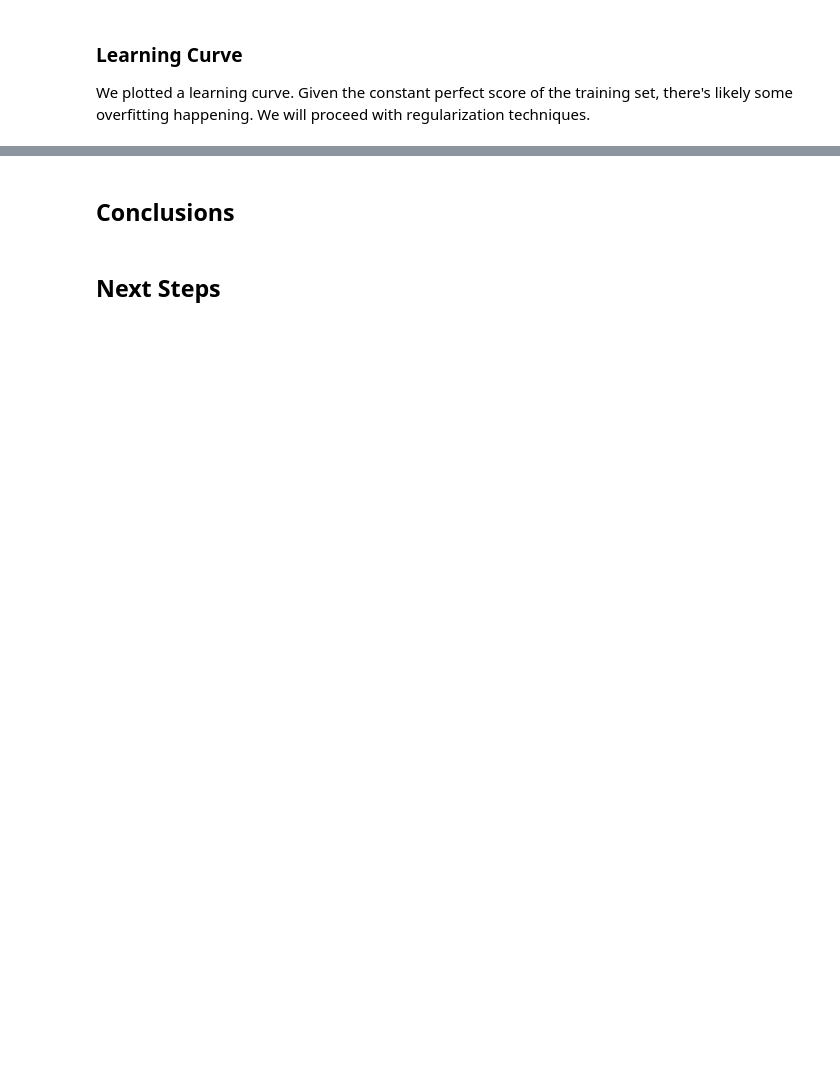
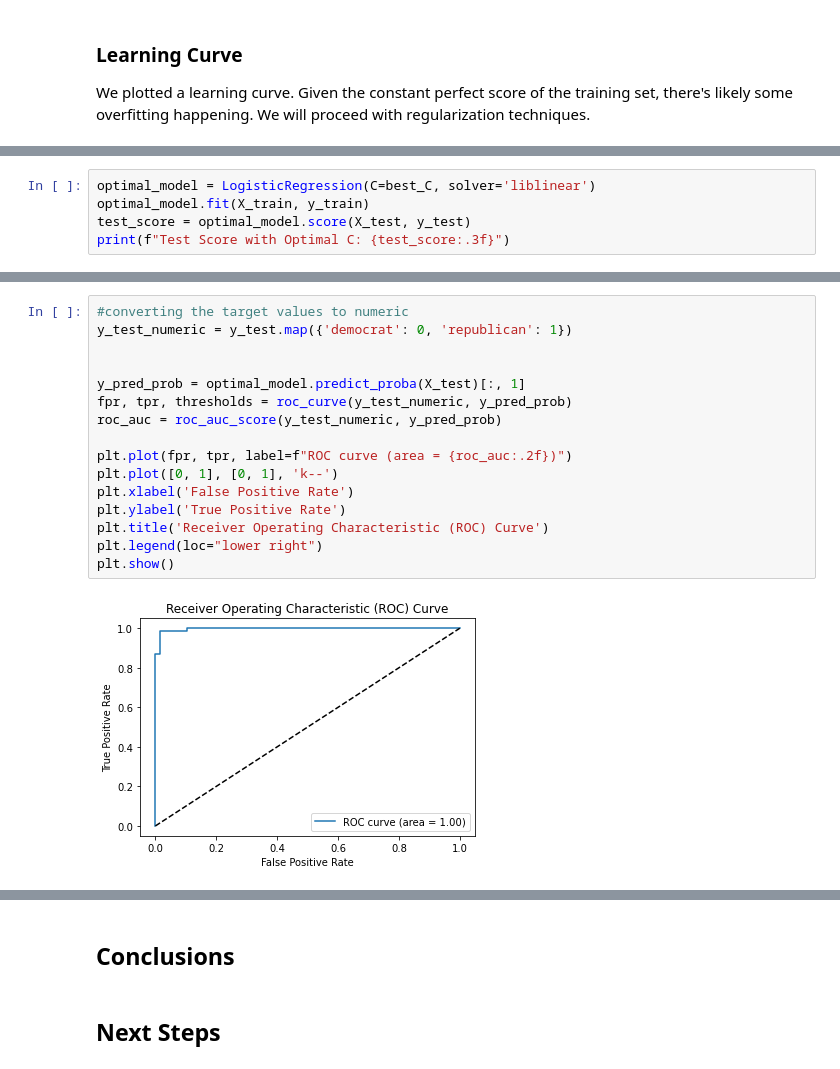
Before and after one commit to chrismiley87/capstone, a Jupyter notebook: election_data.ipynb, the cells around one changed output, grey strips where cells are left out. Saved outputs shown, nothing was run; the diff lists cells and outputs as text; blank space fills up the shorter version.

```diff
--- a/election_data.ipynb
+++ b/election_data.ipynb
@@ -1244,0 +1253,5 @@ Please also refer to the documentation for alternative solver options:
+# %%
+optimal_model = LogisticRegression(C=best_C, solver='liblinear')
+optimal_model.fit(X_train, y_train)
+test_score = optimal_model.score(X_test, y_test)
+print(f"Test Score with Optimal C: {test_score:.3f}")
@@ -1244,0 +1275,18 @@ Please also refer to the documentation for alternative solver options:
+# %%
+#converting the target values to numeric
+y_test_numeric = y_test.map({'democrat': 0, 'republican': 1})
+
+
+y_pred_prob = optimal_model.predict_proba(X_test)[:, 1]
+fpr, tpr, thresholds = roc_curve(y_test_numeric, y_pred_prob)
+roc_auc = roc_auc_score(y_test_numeric, y_pred_prob)
+
+plt.plot(fpr, tpr, label=f"ROC curve (area = {roc_auc:.2f})")
+plt.plot([0, 1], [0, 1], 'k--')
+plt.xlabel('False Positive Rate')
+plt.ylabel('True Positive Rate')
+plt.title('Receiver Operating Characteristic (ROC) Curve')
+plt.legend(loc="lower right")
+plt.show()
+# %% [output]
+[figure, added]
```
Also changed, not shown: parts of 35 cells of this notebook.
